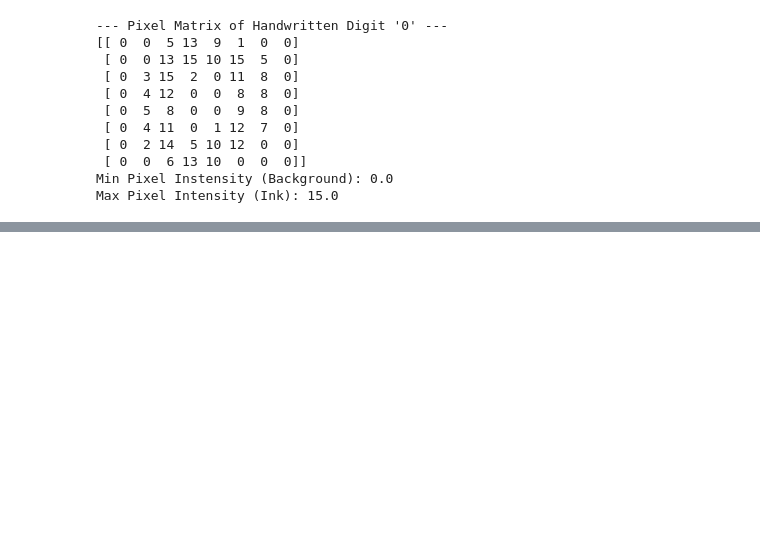
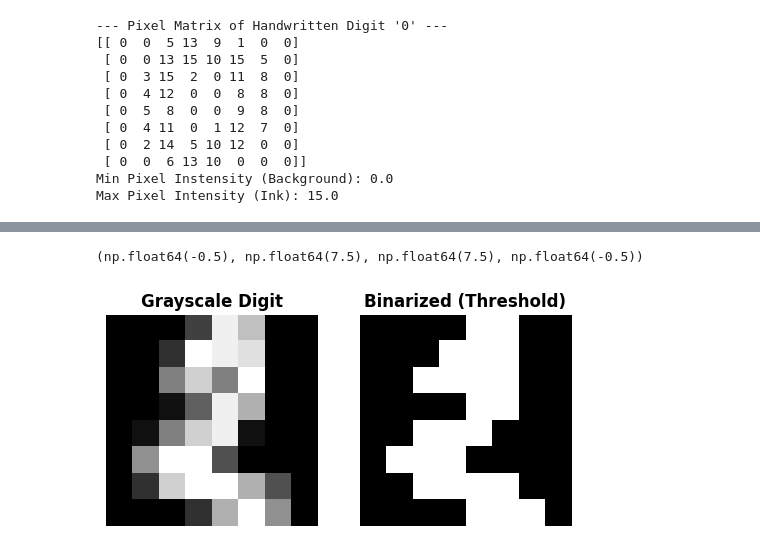
Before and after one commit to Pratham1845/Aiml-training, a Jupyter notebook: opencv.ipynb, the cells around one changed output, grey strips where cells are left out. Cells and saved outputs as stored; diff of their text form; code cells hidden in the pictures; blank space fills up the shorter version.

```diff
--- a/opencv.ipynb
+++ b/opencv.ipynb
@@ -73,0 +124,18 @@ Max Pixel Intensity (Ink): 15.0
+# %%
+#Image Thresholding and Binarization
+uint8_digit=(x_raw[2]*15).astype(np.uint8)
+
+#Apply Simple Binary Thresholding (Cutoff at 100)
+_,thresh_binary=cv2.threshold(uint8_digit,100,255,cv2.THRESH_BINARY)
+
+fig,axes=plt.subplots(1,2,figsize=(6,3))
+axes[0].imshow(uint8_digit,cmap='gray')
+axes[0].set_title("Grayscale Digit",fontweight='bold')
+axes[0].axis('off')
+
+axes[1].imshow(thresh_binary,cmap='gray')
+axes[1].set_title("Binarized (Threshold)",fontweight='bold')
+axes[1].axis('off')
+# %% [output]
+(np.float64(-0.5), np.float64(7.5), np.float64(7.5), np.float64(-0.5))
+[figure, added]
```
Also changed, not shown: parts of 6 cells of this notebook.
